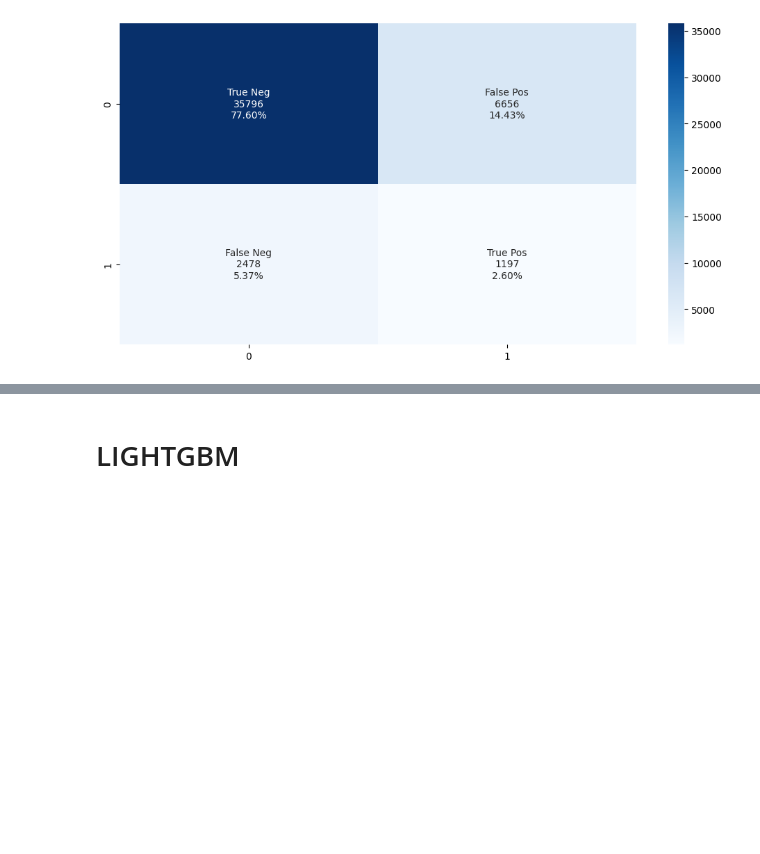
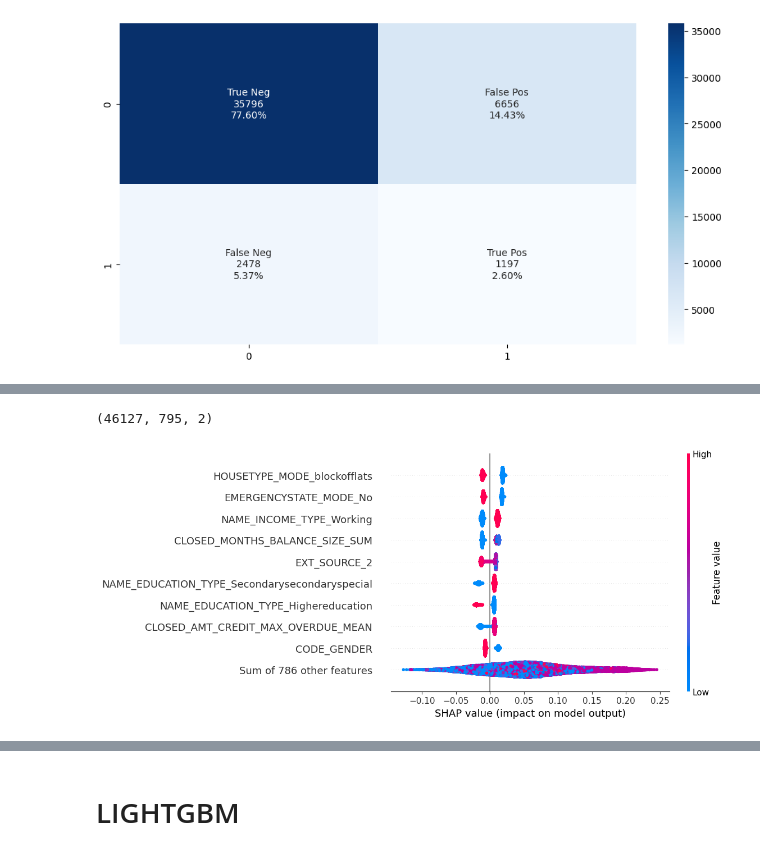
Before and after one commit to OCangrand/OC-Project7, a Jupyter notebook: Modelisation.ipynb, the cells around one changed output, grey strips where cells are left out. Saved outputs shown, nothing was run; the diff lists cells and outputs as text; code cells hidden in the pictures; blank space fills up the shorter version.

```diff
--- a/Modelisation.ipynb
+++ b/Modelisation.ipynb
@@ -503,0 +559,8 @@ weighted avg       0.87      0.80      0.83     46127
+# %%
+shap_values.shape
+# %% [output]
+(46127, 795, 2)
+# %%
+shap.plots.beeswarm(shap_values[:,:,1])
+# %% [output]
+[figure, added]
```
Also changed, not shown: parts of 13 cells of this notebook.
